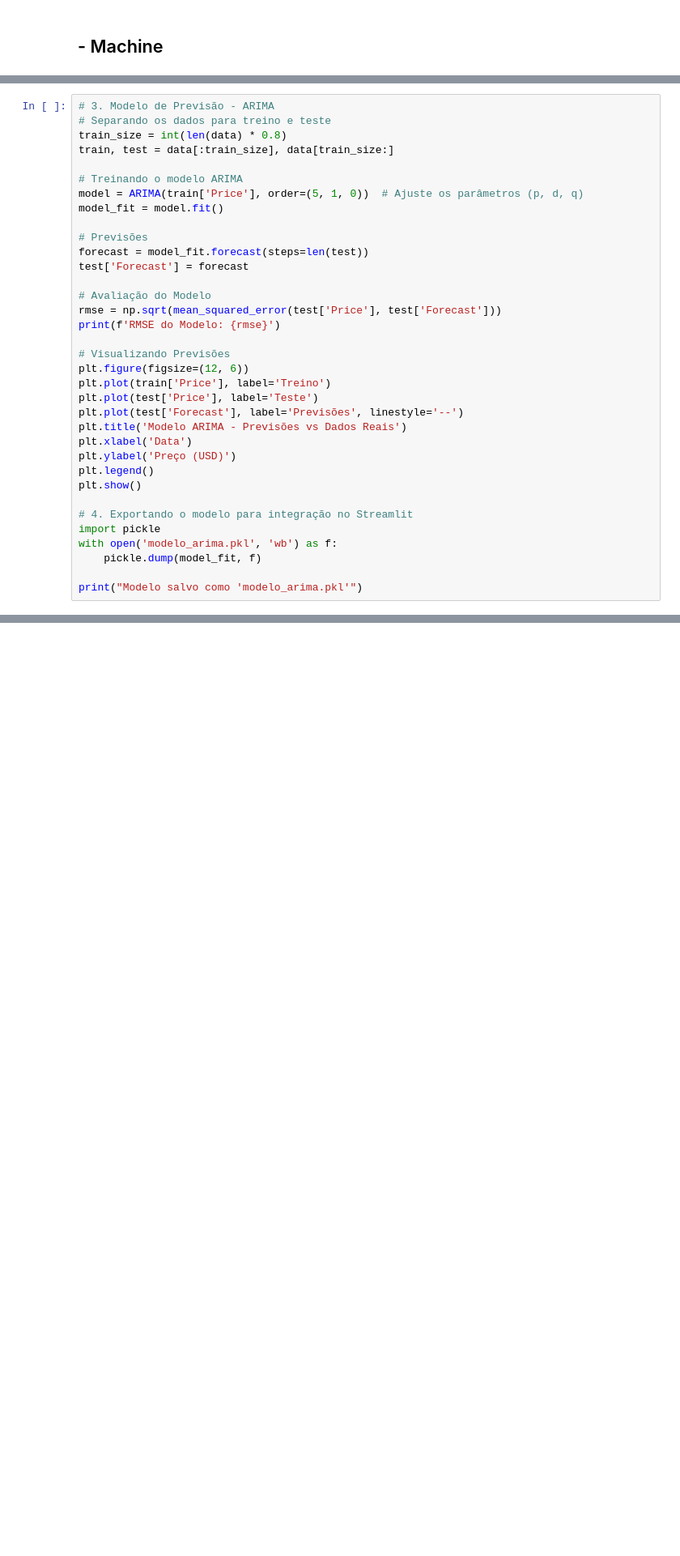
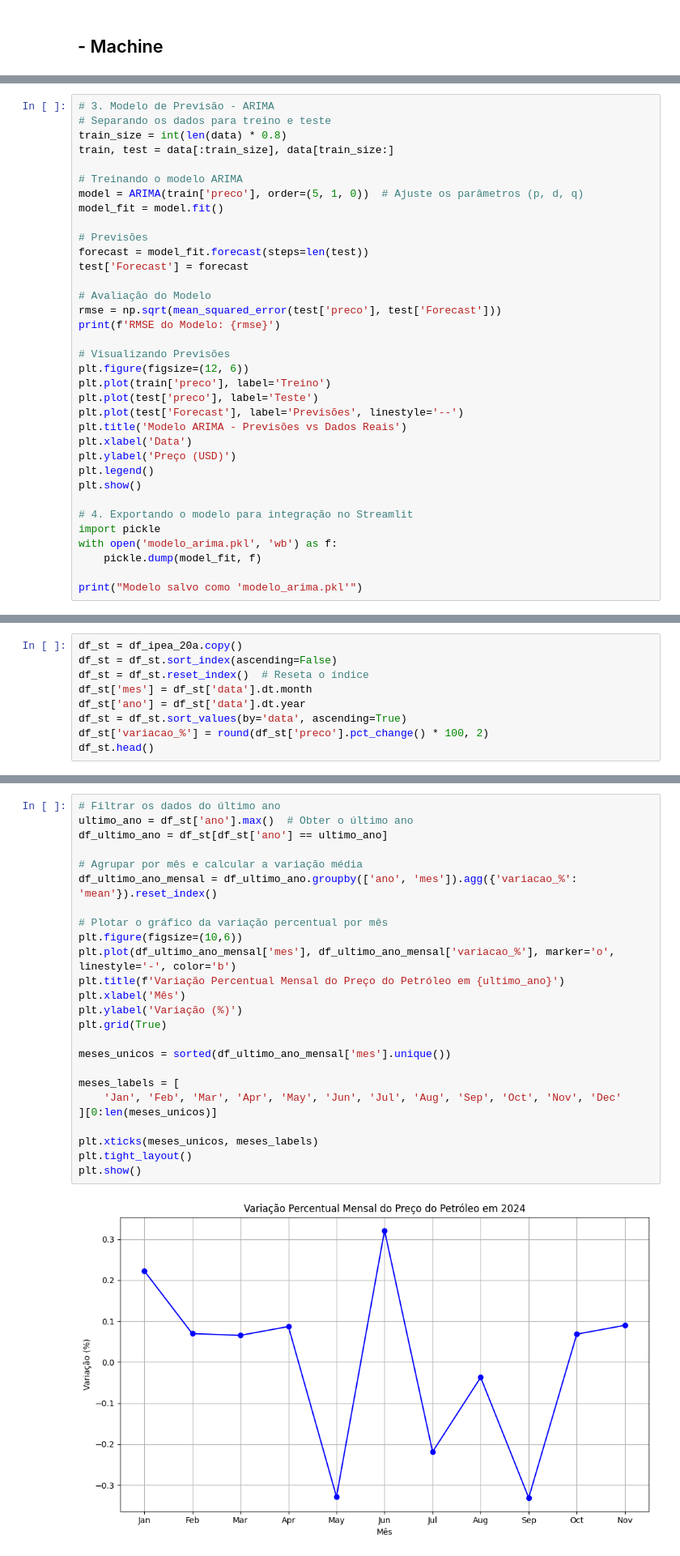
Before and after one commit to r-zambotti/Tech_Challenge_4_Fase, a Jupyter notebook: Tech_Challenge_Data_Viz.ipynb, the cells around one changed output, grey strips where cells are left out. Shown at 81% size. Cells and saved outputs as stored; diff of their text form; blank space fills up the shorter version.

```diff
--- a/Tech_Challenge_Data_Viz.ipynb
+++ b/Tech_Challenge_Data_Viz.ipynb
@@ -425,7 +887,7 @@ train_size = int(len(data) * 0.8)
 train, test = data[:train_size], data[train_size:]
 
 # Treinando o modelo ARIMA
-model = ARIMA(train['Price'], order=(5, 1, 0))  # Ajuste os parâmetros (p, d, q)
+model = ARIMA(train['preco'], order=(5, 1, 0))  # Ajuste os parâmetros (p, d, q)
 model_fit = model.fit()
 
 # Previsões
@@ -433,13 +895,13 @@ forecast = model_fit.forecast(steps=len(test))
 test['Forecast'] = forecast
 
 # Avaliação do Modelo
-rmse = np.sqrt(mean_squared_error(test['Price'], test['Forecast']))
+rmse = np.sqrt(mean_squared_error(test['preco'], test['Forecast']))
 print(f'RMSE do Modelo: {rmse}')
 
 # Visualizando Previsões
 plt.figure(figsize=(12, 6))
-plt.plot(train['Price'], label='Treino')
-plt.plot(test['Price'], label='Teste')
+plt.plot(train['preco'], label='Treino')
+plt.plot(test['preco'], label='Teste')
 plt.plot(test['Forecast'], label='Previsões', linestyle='--')
 plt.title('Modelo ARIMA - Previsões vs Dados Reais')
 plt.xlabel('Data')
@@ -455,0 +950,9 @@ print("Modelo salvo como 'modelo_arima.pkl'")
+# %%
+df_st = df_ipea_20a.copy()
+df_st = df_st.sort_index(ascending=False)
+df_st = df_st.reset_index()  # Reseta o índice
+df_st['mes'] = df_st['data'].dt.month
+df_st['ano'] = df_st['data'].dt.year
+df_st = df_st.sort_values(by='data', ascending=True)
+df_st['variacao_%'] = round(df_st['preco'].pct_change() * 100, 2)
+df_st.head()
@@ -455,0 +966,27 @@ print("Modelo salvo como 'modelo_arima.pkl'")
+# %%
+# Filtrar os dados do último ano
+ultimo_ano = df_st['ano'].max()  # Obter o último ano
+df_ultimo_ano = df_st[df_st['ano'] == ultimo_ano]
+
+# Agrupar por mês e calcular a variação média
+df_ultimo_ano_mensal = df_ultimo_ano.groupby(['ano', 'mes']).agg({'variacao_%': 'mean'}).reset_index()
+
+# Plotar o gráfico da variação percentual por mês
+plt.figure(figsize=(10,6))
+plt.plot(df_ultimo_ano_mensal['mes'], df_ultimo_ano_mensal['variacao_%'], marker='o', linestyle='-', color='b')
+plt.title(f'Variação Percentual Mensal do Preço do Petróleo em {ultimo_ano}')
+plt.xlabel('Mês')
+plt.ylabel('Variação (%)')
+plt.grid(True)
+
+meses_unicos = sorted(df_ultimo_ano_mensal['mes'].unique())
+
+meses_labels = [
+    'Jan', 'Feb', 'Mar', 'Apr', 'May', 'Jun', 'Jul', 'Aug', 'Sep', 'Oct', 'Nov', 'Dec'
+][0:len(meses_unicos)]
+
+plt.xticks(meses_unicos, meses_labels)
+plt.tight_layout()
+plt.show()
+# %% [output]
+[figure, added]
```
Also changed, not shown: parts of 54 cells of this notebook, 4 other files.
